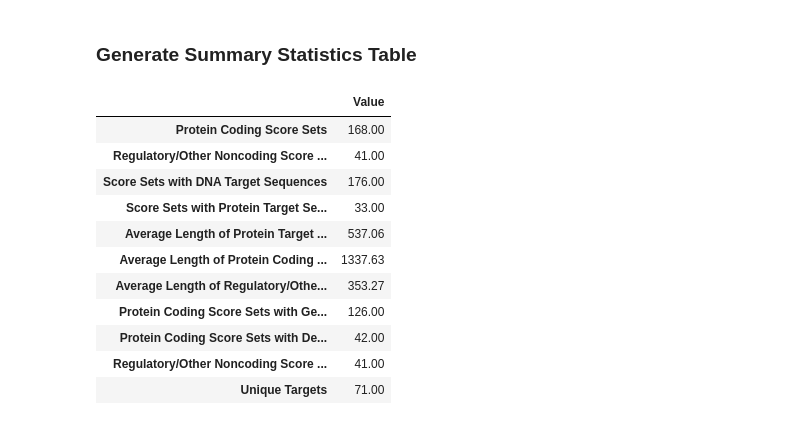
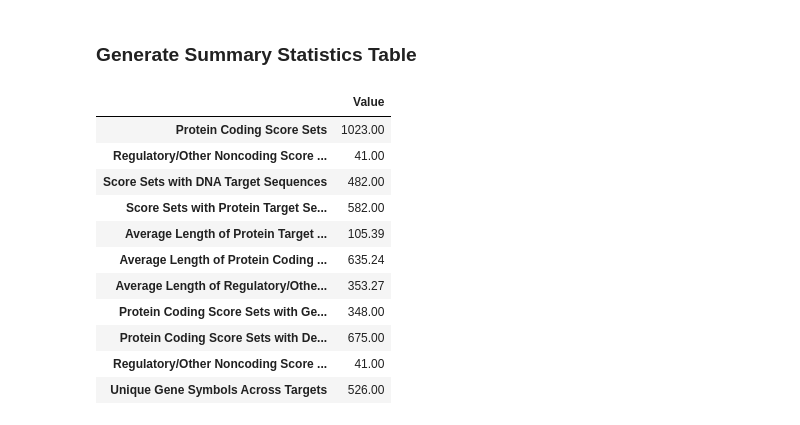
Before and after one commit to ave-dcd/dcd_mapping, a Jupyter notebook: notebooks/analysis/mavedb_scoreset_breakdown.ipynb, the cells around one changed output. Drawn from its saved outputs; the diff is of its cells as text; code cells hidden in the pictures.

```diff
--- a/notebooks/analysis/mavedb_scoreset_breakdown.ipynb
+++ b/notebooks/analysis/mavedb_scoreset_breakdown.ipynb
@@ -172,28 +153,28 @@ set(unique_genes)
 # %% [markdown]
 ### Generate Summary Statistics Table
 # %%
-params = {"Protein Coding Score Sets": 168,
+params = {"Protein Coding Score Sets": 1023,
           "Regulatory/Other Noncoding Score Sets": 41,
-          "Score Sets with DNA Target Sequences": 176,
-          "Score Sets with Protein Target Sequences": 33,
-          "Average Length of Protein Target Sequences": 537.06,
-          "Average Length of Protein Coding DNA Sequences": 1337.63,
+          "Score Sets with DNA Target Sequences": 482,
+          "Score Sets with Protein Target Sequences": 582,
+          "Average Length of Protein Target Sequences": 105.39,
+          "Average Length of Protein Coding DNA Sequences": 635.24,
           "Average Length of Regulatory/Other DNA Sequences": 353.27,
-          "Protein Coding Score Sets with Gene Symbols/Aliases": 126,
-          "Protein Coding Score Sets with Descriptive Targets": 42,
+          "Protein Coding Score Sets with Gene Symbols/Aliases": 348,
+          "Protein Coding Score Sets with Descriptive Targets": 675,
           "Regulatory/Other Noncoding Score Sets with Descriptive Targets": 41,
-          "Unique Targets": 71}
+          "Unique Gene Symbols Across Targets": 526}
 pd.DataFrame.from_dict(params, orient="index",columns=["Value"])
 # %% [output]
 |  | Value |
-| Protein Coding Score Sets | 168.00 |
+| Protein Coding Score Sets | 1023.00 |
 | Regulatory/Other Noncoding Score ... | 41.00 |
-| Score Sets with DNA Target Sequences | 176.00 |
-| Score Sets with Protein Target Se... | 33.00 |
-| Average Length of Protein Target ... | 537.06 |
-| Average Length of Protein Coding ... | 1337.63 |
+| Score Sets with DNA Target Sequences | 482.00 |
+| Score Sets with Protein Target Se... | 582.00 |
+| Average Length of Protein Target ... | 105.39 |
+| Average Length of Protein Coding ... | 635.24 |
 | Average Length of Regulatory/Othe... | 353.27 |
-| Protein Coding Score Sets with Ge... | 126.00 |
-| Protein Coding Score Sets with De... | 42.00 |
+| Protein Coding Score Sets with Ge... | 348.00 |
+| Protein Coding Score Sets with De... | 675.00 |
 | Regulatory/Other Noncoding Score ... | 41.00 |
-| Unique Targets | 71.00 |
+| Unique Gene Symbols Across Targets | 526.00 |
```
Also changed, not shown: parts of 14 cells of this notebook, 10 other files.
